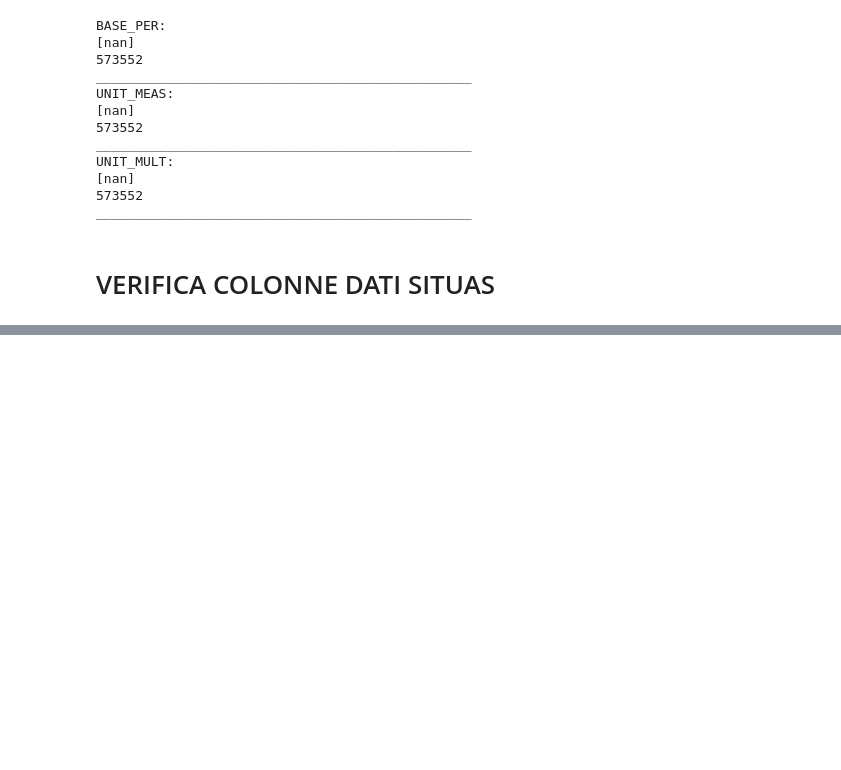
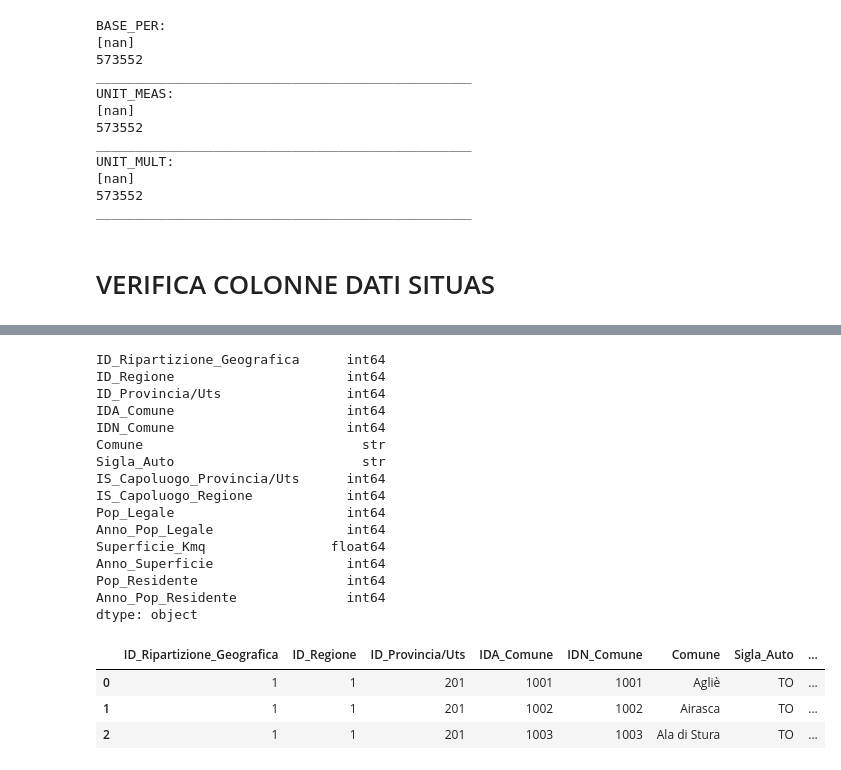
Before and after one commit to creamzztop/Boolean_Repo_LB, a Jupyter notebook: notebook/Notebook - Verifica dei dati.ipynb, the cells around one changed output, grey strips where cells are left out. Cells and saved outputs as stored; diff of their text form; code cells hidden in the pictures; blank space fills up the shorter version.

```diff
--- a/notebook/Notebook - Verifica dei dati.ipynb
+++ b/notebook/Notebook - Verifica dei dati.ipynb
@@ -255,0 +407,24 @@ dtype: object
+# %%
+print(df_2426_clean.dtypes)
+df_2426_clean.head(3)
+# %% [output]
+ID_Ripartizione_Geografica      int64
+ID_Regione                      int64
+ID_Provincia/Uts                int64
+IDA_Comune                      int64
+IDN_Comune                      int64
+Comune                            str
+Sigla_Auto                        str
+IS_Capoluogo_Provincia/Uts      int64
+IS_Capoluogo_Regione            int64
+Pop_Legale                      int64
+Anno_Pop_Legale                 int64
+Superficie_Kmq                float64
+Anno_Superficie                 int64
+Pop_Residente                   int64
+Anno_Pop_Residente              int64
+dtype: object
+|  | ID_Ripartizione_Geografica | ID_Regione | ID_Provincia/Uts | IDA_Comune | IDN_Comune | Comune | Sigla_Auto | ... |
+| 0 | 1 | 1 | 201 | 1001 | 1001 | Agliè | TO | ... |
+| 1 | 1 | 1 | 201 | 1002 | 1002 | Airasca | TO | ... |
+| 2 | 1 | 1 | 201 | 1003 | 1003 | Ala di Stura | TO | ... |
```
Also changed, not shown: parts of 16 cells of this notebook.
